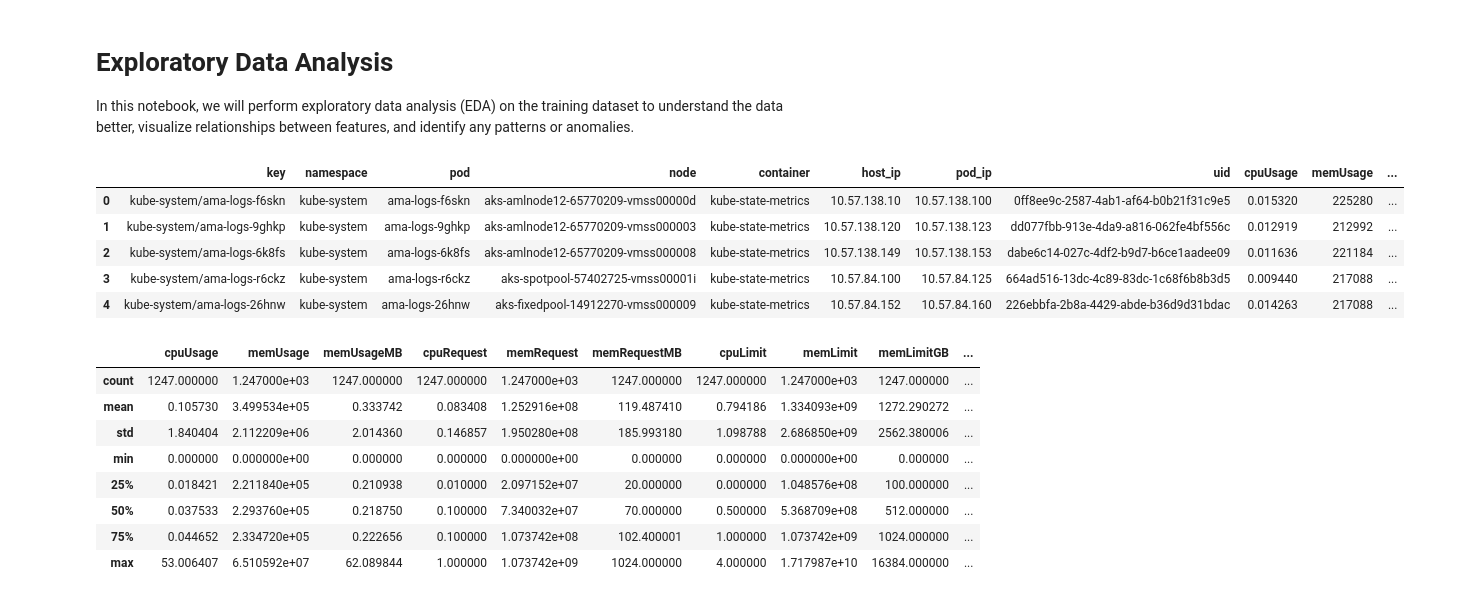
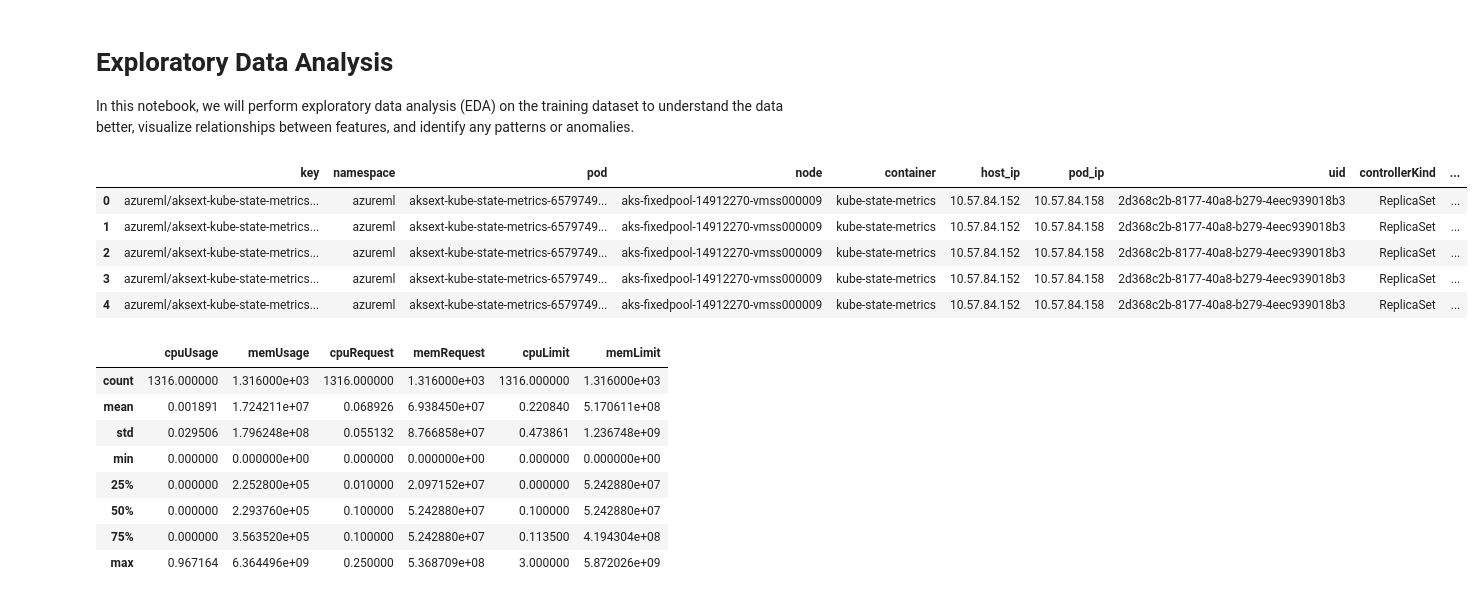
Before and after one commit to MyGitRepo-1979/MLearn, a Jupyter notebook: KubeTuner/kubetune1.0/notebooks/aks_eda.ipynb, the cells around one changed output. Drawn from its saved outputs; the diff is of its cells as text; code cells hidden in the pictures.

```diff
--- a/KubeTuner/kubetune1.0/notebooks/aks_eda.ipynb
+++ b/KubeTuner/kubetune1.0/notebooks/aks_eda.ipynb
@@ -5,36 +5,36 @@ In this notebook, we will perform exploratory data analysis (EDA) on the trainin
 # %%
 import pandas as pd
 import numpy as np
 import matplotlib.pyplot as plt
 import seaborn as sns
 
 
 
 # Load the dataset
-df = pd.read_excel('../data/aks_02_data_mb.xlsx')
+df = pd.read_excel('../data/AKS02-raw-data.xlsx')
 #test_data = pd.read_csv('../data/test.csv')
 
 # Display the first few rows of the training data
 df.head()
 # %% [output]
-|  | key | namespace | pod | node | container | host_ip | pod_ip | uid | cpuUsage | memUsage | ... |
-| 0 | kube-system/ama-logs-f6skn | kube-system | ama-logs-f6skn | aks-amlnode12-65770209-vmss00000d | kube-state-metrics | 10.57.138.10 | 10.57.138.100 | 0ff8ee9c-2587-4ab1-af64-b0b21f31c9e5 | 0.015320 | 225280 | ... |
-| 1 | kube-system/ama-logs-9ghkp | kube-system | ama-logs-9ghkp | aks-amlnode12-65770209-vmss000003 | kube-state-metrics | 10.57.138.120 | 10.57.138.123 | dd077fbb-913e-4da9-a816-062fe4bf556c | 0.012919 | 212992 | ... |
-| 2 | kube-system/ama-logs-6k8fs | kube-system | ama-logs-6k8fs | aks-amlnode12-65770209-vmss000008 | kube-state-metrics | 10.57.138.149 | 10.57.138.153 | dabe6c14-027c-4df2-b9d7-b6ce1aadee09 | 0.011636 | 221184 | ... |
-| 3 | kube-system/ama-logs-r6ckz | kube-system | ama-logs-r6ckz | aks-spotpool-57402725-vmss00001i | kube-state-metrics | 10.57.84.100 | 10.57.84.125 | 664ad516-13dc-4c89-83dc-1c68f6b8b3d5 | 0.009440 | 217088 | ... |
-| 4 | kube-system/ama-logs-26hnw | kube-system | ama-logs-26hnw | aks-fixedpool-14912270-vmss000009 | kube-state-metrics | 10.57.84.152 | 10.57.84.160 | 226ebbfa-2b8a-4429-abde-b36d9d31bdac | 0.014263 | 217088 | ... |
+|  | key | namespace | pod | node | container | host_ip | pod_ip | uid | controllerKind | ... |
+| 0 | azureml/aksext-kube-state-metrics... | azureml | aksext-kube-state-metrics-6579749... | aks-fixedpool-14912270-vmss000009 | kube-state-metrics | 10.57.84.152 | 10.57.84.158 | 2d368c2b-8177-40a8-b279-4eec939018b3 | ReplicaSet | ... |
+| 1 | azureml/aksext-kube-state-metrics... | azureml | aksext-kube-state-metrics-6579749... | aks-fixedpool-14912270-vmss000009 | kube-state-metrics | 10.57.84.152 | 10.57.84.158 | 2d368c2b-8177-40a8-b279-4eec939018b3 | ReplicaSet | ... |
+| 2 | azureml/aksext-kube-state-metrics... | azureml | aksext-kube-state-metrics-6579749... | aks-fixedpool-14912270-vmss000009 | kube-state-metrics | 10.57.84.152 | 10.57.84.158 | 2d368c2b-8177-40a8-b279-4eec939018b3 | ReplicaSet | ... |
+| 3 | azureml/aksext-kube-state-metrics... | azureml | aksext-kube-state-metrics-6579749... | aks-fixedpool-14912270-vmss000009 | kube-state-metrics | 10.57.84.152 | 10.57.84.158 | 2d368c2b-8177-40a8-b279-4eec939018b3 | ReplicaSet | ... |
+| 4 | azureml/aksext-kube-state-metrics... | azureml | aksext-kube-state-metrics-6579749... | aks-fixedpool-14912270-vmss000009 | kube-state-metrics | 10.57.84.152 | 10.57.84.158 | 2d368c2b-8177-40a8-b279-4eec939018b3 | ReplicaSet | ... |
 # %%
 df.describe()
 # %% [output]
-|  | cpuUsage | memUsage | memUsageMB | cpuRequest | memRequest | memRequestMB | cpuLimit | memLimit | memLimitGB | ... |
-| count | 1247.000000 | 1.247000e+03 | 1247.000000 | 1247.000000 | 1.247000e+03 | 1247.000000 | 1247.000000 | 1.247000e+03 | 1247.000000 | ... |
-| mean | 0.105730 | 3.499534e+05 | 0.333742 | 0.083408 | 1.252916e+08 | 119.487410 | 0.794186 | 1.334093e+09 | 1272.290272 | ... |
-| std | 1.840404 | 2.112209e+06 | 2.014360 | 0.146857 | 1.950280e+08 | 185.993180 | 1.098788 | 2.686850e+09 | 2562.380006 | ... |
-| min | 0.000000 | 0.000000e+00 | 0.000000 | 0.000000 | 0.000000e+00 | 0.000000 | 0.000000 | 0.000000e+00 | 0.000000 | ... |
-| 25% | 0.018421 | 2.211840e+05 | 0.210938 | 0.010000 | 2.097152e+07 | 20.000000 | 0.000000 | 1.048576e+08 | 100.000000 | ... |
-| 50% | 0.037533 | 2.293760e+05 | 0.218750 | 0.100000 | 7.340032e+07 | 70.000000 | 0.500000 | 5.368709e+08 | 512.000000 | ... |
-| 75% | 0.044652 | 2.334720e+05 | 0.222656 | 0.100000 | 1.073742e+08 | 102.400001 | 1.000000 | 1.073742e+09 | 1024.000000 | ... |
-| max | 53.006407 | 6.510592e+07 | 62.089844 | 1.000000 | 1.073742e+09 | 1024.000000 | 4.000000 | 1.717987e+10 | 16384.000000 | ... |
+|  | cpuUsage | memUsage | cpuRequest | memRequest | cpuLimit | memLimit |
+| count | 1316.000000 | 1.316000e+03 | 1316.000000 | 1.316000e+03 | 1316.000000 | 1.316000e+03 |
+| mean | 0.001891 | 1.724211e+07 | 0.068926 | 6.938450e+07 | 0.220840 | 5.170611e+08 |
+| std | 0.029506 | 1.796248e+08 | 0.055132 | 8.766858e+07 | 0.473861 | 1.236748e+09 |
+| min | 0.000000 | 0.000000e+00 | 0.000000 | 0.000000e+00 | 0.000000 | 0.000000e+00 |
+| 25% | 0.000000 | 2.252800e+05 | 0.010000 | 2.097152e+07 | 0.000000 | 5.242880e+07 |
+| 50% | 0.000000 | 2.293760e+05 | 0.100000 | 5.242880e+07 | 0.100000 | 5.242880e+07 |
+| 75% | 0.000000 | 3.563520e+05 | 0.100000 | 5.242880e+07 | 0.113500 | 4.194304e+08 |
+| max | 0.967164 | 6.364496e+09 | 0.250000 | 5.368709e+08 | 3.000000 | 5.872026e+09 |
 # %%
 df.dtypes
 # %% [output]
```
Also changed, not shown: parts of 7 cells of this notebook, 2 other files.
